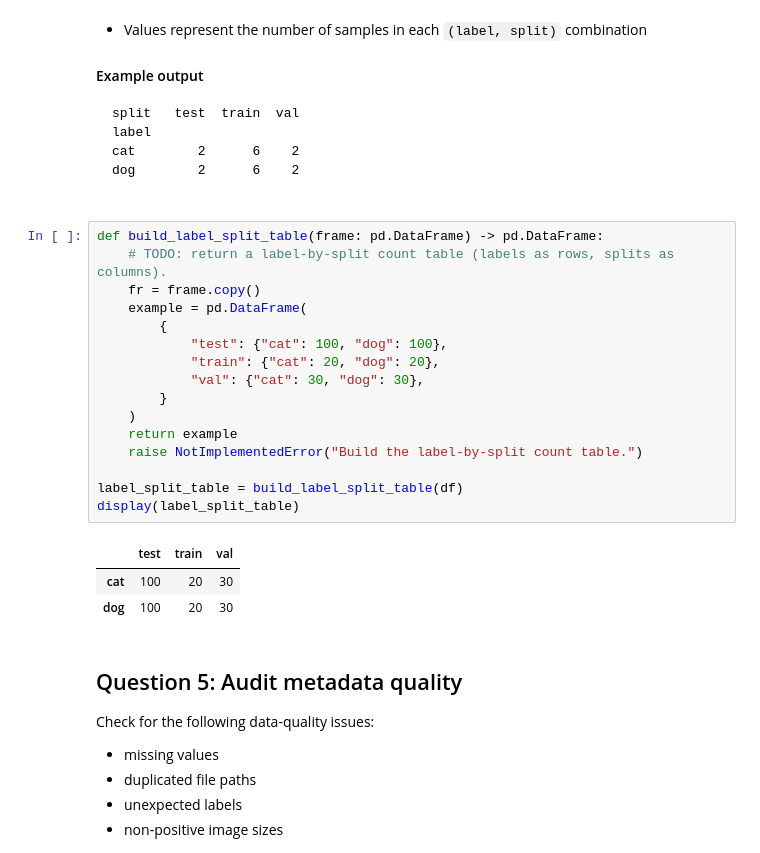
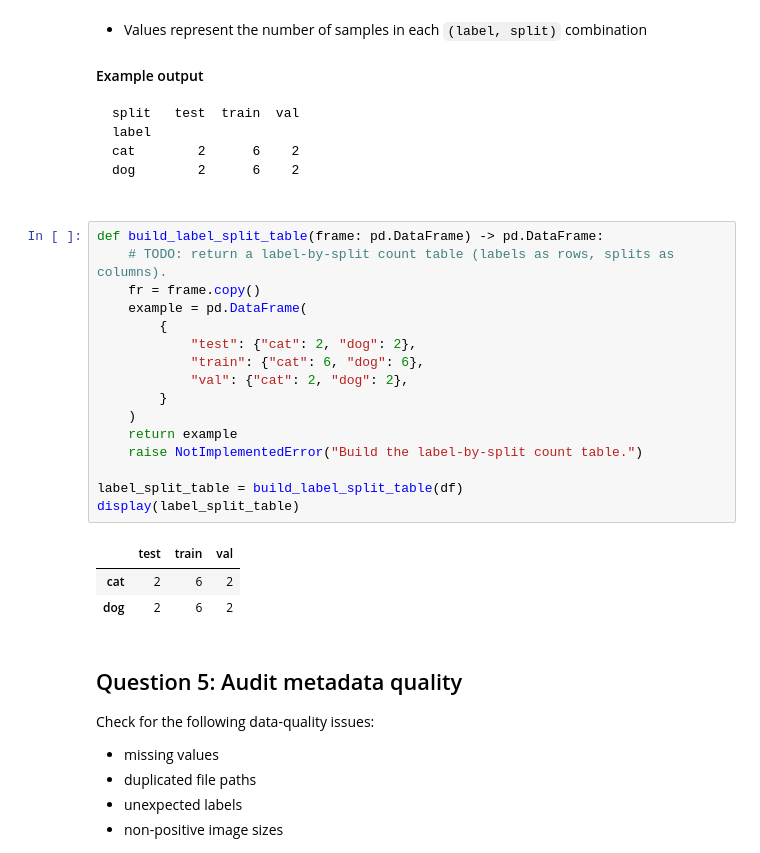
Before and after one commit to vgu-dsai-2026/lab-2-pandas-104240080DA-1, a Jupyter notebook: notebook.ipynb, the cells around one changed output. Saved outputs shown, nothing was run; the diff lists cells and outputs as text.

```diff
--- a/notebook.ipynb
+++ b/notebook.ipynb
@@ -271,23 +271,23 @@ dog        2      6    2
 # %%
 def build_label_split_table(frame: pd.DataFrame) -> pd.DataFrame:
     # TODO: return a label-by-split count table (labels as rows, splits as columns).
     fr = frame.copy()
     example = pd.DataFrame(
         {
-            "test": {"cat": 100, "dog": 100},
-            "train": {"cat": 20, "dog": 20},
-            "val": {"cat": 30, "dog": 30},
+            "test": {"cat": 2, "dog": 2},
+            "train": {"cat": 6, "dog": 6},
+            "val": {"cat": 2, "dog": 2},
         }
     )
     return example
     raise NotImplementedError("Build the label-by-split count table.")
 
 label_split_table = build_label_split_table(df)
 display(label_split_table)
 # %% [output]
 |  | test | train | val |
-| cat | 100 | 20 | 30 |
-| dog | 100 | 20 | 30 |
+| cat | 2 | 6 | 2 |
+| dog | 2 | 6 | 2 |
 # %% [markdown]
 ## Question 5: Audit metadata quality
 
```
Also changed, not shown: parts of 4 cells of this notebook.
